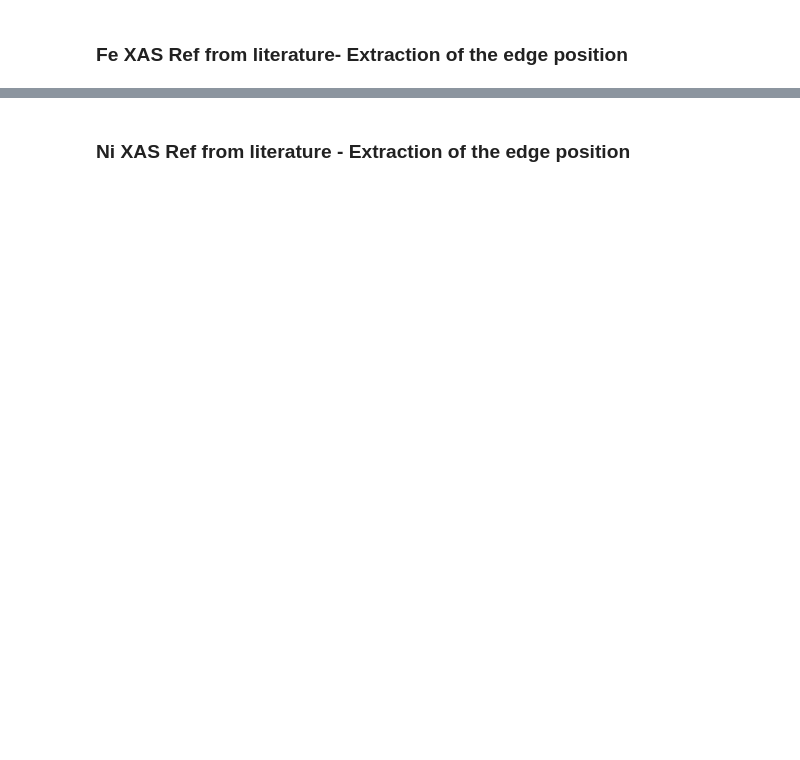
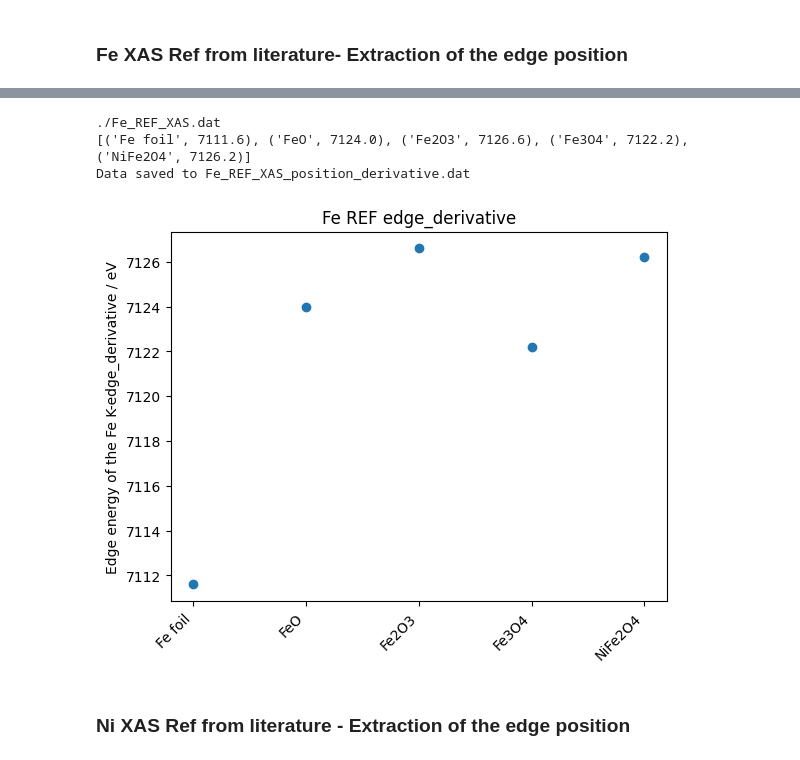
Before and after one commit to raulgarciadiez/myspot_2024_07, a Jupyter notebook: S7-NiFe-6Sm/Summary_plots.ipynb, the cells around one changed output, grey strips where cells are left out. Drawn from its saved outputs; the diff is of its cells as text; code cells hidden in the pictures; blank space fills up the shorter version.

```diff
--- a/S7-NiFe-6Sm/Summary_plots.ipynb
+++ b/S7-NiFe-6Sm/Summary_plots.ipynb
@@ -782,3 +643,76 @@ Data saved to Fe_REF_XAS_position.dat
+# %%
+search_string = "Fe_REF_XAS.dat"
+
+monoE_min = 7109
+monoE_max = 7134
+#edge = 7.112
+# Fe K-edge is at 7.112 KeV
+
+# Walk through the current directory and subdirectories
+for root, dirs, files in os.walk("."):
+    for i, file in enumerate(files):
+        if search_string in file:
+            file_path = os.path.join(root, file)
+
+
+print(file_path)
+
+
+result_df = pd.read_csv(file_path, sep='\t')
+#print(result_df.head(4))
+
+cmap = plt.cm.viridis
+norm = mcolors.Normalize(vmin=0, vmax=(result_df.shape[1]-1) / 2)
+energ_calib_Fe_REF_XAS_list = []
+if 'Energy' in result_df.columns:
+    # Get a list of columns excluding 'Energy'
+    columns_to_process = [col for col in result_df.columns if col != 'Energy']
+
+    for column in columns_to_process:
+        for idx, value in enumerate(result_df[column]):
+
+            edge_energy = find_edge_position(result_df['Energy'].values, result_df[column].values, monoE_min, monoE_max)
+
+
+            color = cmap(norm(idx//2))  # Use the same color for pairs
+
+            x = result_df['Energy']
+            result_df["I"]= result_df[column]
+            y = -0.0*idx + (result_df["I"])
+
+        energ_calib_Fe_REF_XAS_list.append((column,float(edge_energy)))
+print(energ_calib_Fe_REF_XAS_list)
+
+#Save the edge data in a new file
+filename = "Fe_REF_XAS_position_derivative.dat"  #'sample_data.dat'
+
+# Open the file in write mode
+with open(filename, 'w') as file:
+    # Write the header
+    file.write('Reference,Edge Energy (eV)\n')
+    # Write each tuple in the data
+    for condition, energy in energ_calib_Fe_REF_XAS_list:
+        file.write(f'{condition},{energy}\n')
+
+print(f'Data saved to {filename}')
+
+
+# Extract x and y values
+x_labels = [item[0] for item in energ_calib_Fe_REF_XAS_list]
+y_values = [item[1] for item in energ_calib_Fe_REF_XAS_list]
+
+# Create a scatter plot
+plt.scatter(x_labels, y_values)
+plt.xticks(rotation=45, ha='right')
+plt.ylabel ("Edge energy of the Fe K-edge_derivative / eV")
+#plt.legend(loc='upper left', bbox_to_anchor=(1, 1))
+plt.title("Fe REF edge_derivative")
+plt.savefig('Fe_REF_XAS_edge_derivative.png')
+# %% [output]
+./Fe_REF_XAS.dat
+[('Fe foil', 7111.6), ('FeO', 7124.0), ('Fe2O3', 7126.6), ('Fe3O4', 7122.2), ('NiFe2O4', 7126.2)]
+Data saved to Fe_REF_XAS_position_derivative.dat
+[figure, added]
 # %% [markdown]
 ### Ni XAS Ref from literature - Extraction of the edge position
 # %%
```
Also changed, not shown: parts of 9 cells of this notebook, 14 other files.
